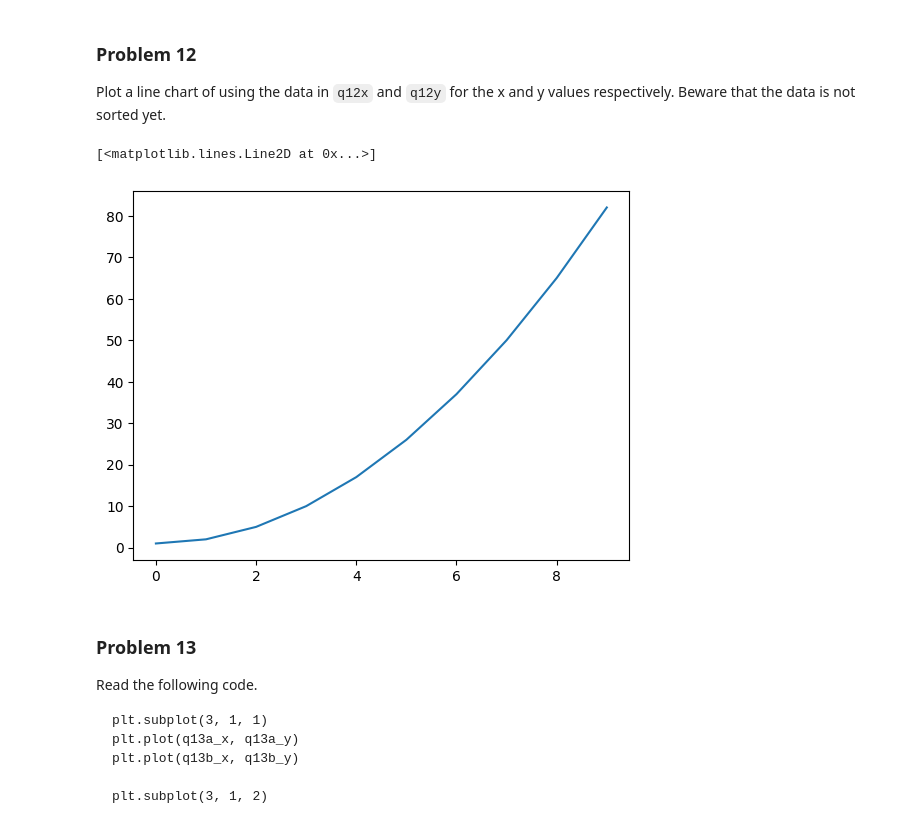
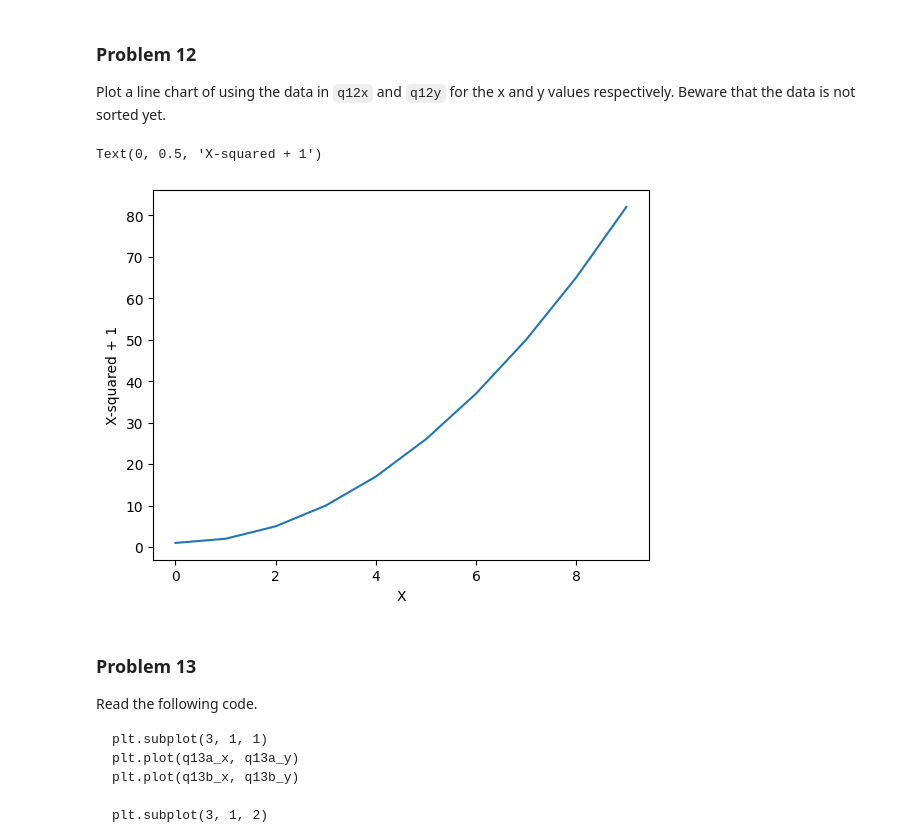
Before and after one commit to amadara1/dx602-homework-05, a Jupyter notebook: homework.ipynb, the cells around one changed output. Drawn from its saved outputs; the diff is of its cells as text; code cells hidden in the pictures.

```diff
--- a/homework.ipynb
+++ b/homework.ipynb
@@ -360,12 +360,14 @@ q12y = [x**2 + 1 for x in q12x]
 # %%
 # YOUR CHANGES HERE
 
 sorted_x = sorted(q12x)
 sorted_y = [x**2 + 1 for x in sorted_x]
 plt.plot(sorted_x, sorted_y)
+plt.xlabel("X")
+plt.ylabel("X-squared + 1")
 # %% [output]
-[<matplotlib.lines.Line2D at 0x...>]
+Text(0, 0.5, 'X-squared + 1')
-[figure, old version]
+[figure, new version]
 # %% [markdown]
 ### Problem 13
 
```
Also changed, not shown: parts of 1 cell of this notebook.
